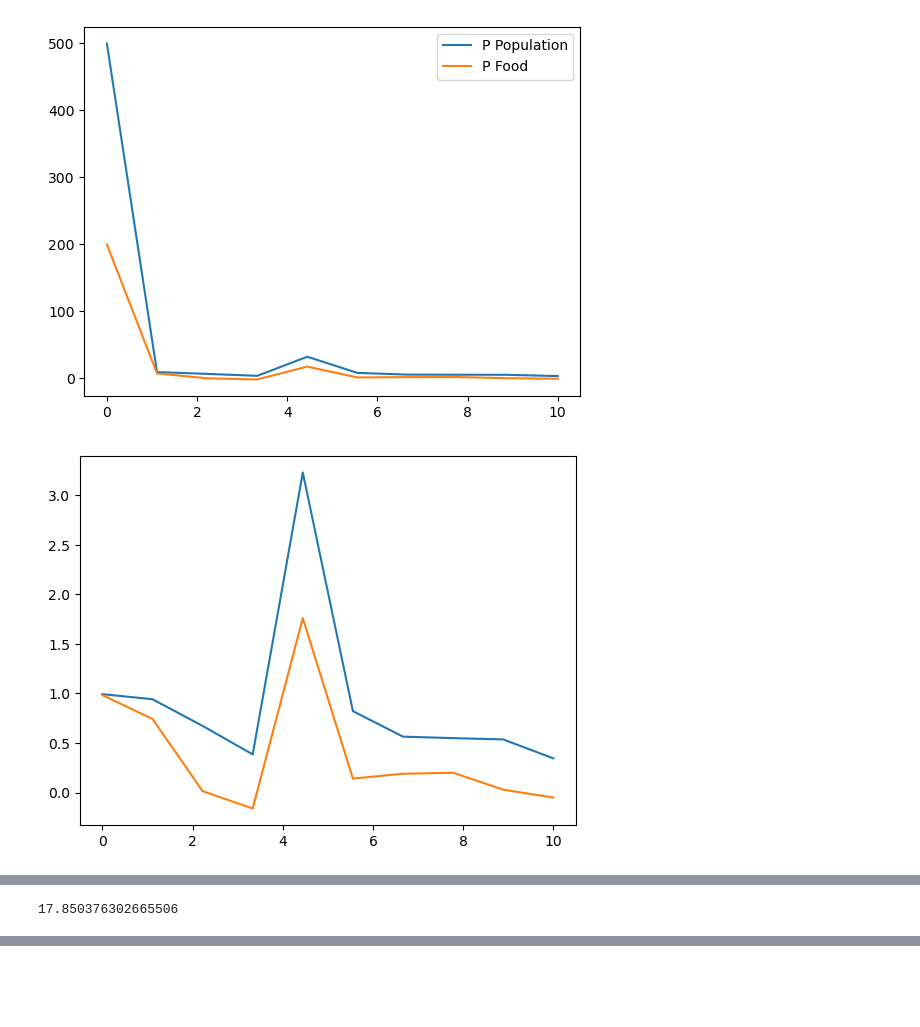
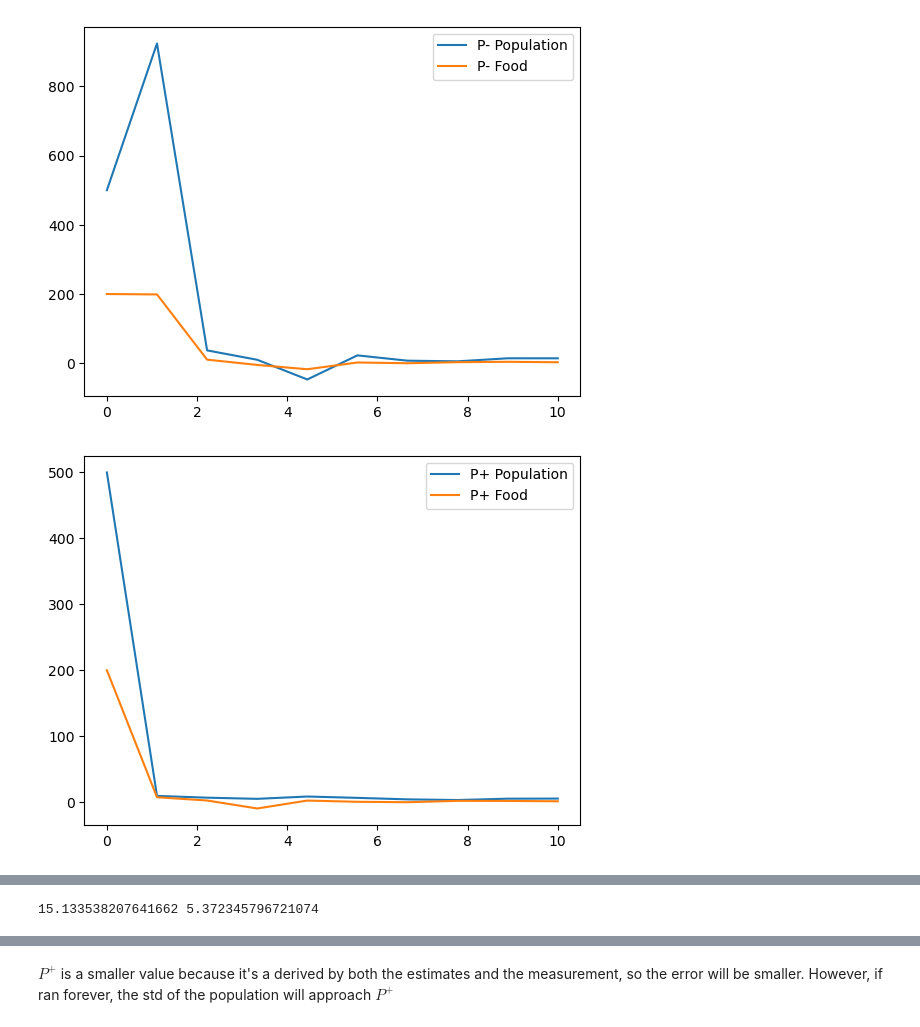
Before and after one commit to Maurone7/AERSP-566, a Jupyter notebook: HW 3/Ex5_11.ipynb, the cells around one changed output, grey strips where cells are left out. Drawn from its saved outputs; the diff is of its cells as text; code cells hidden in the pictures; blank space fills up the shorter version.

```diff
--- a/HW 3/Ex5_11.ipynb
+++ b/HW 3/Ex5_11.ipynb
@@ -66,25 +66,27 @@ plt.plot(np.linspace(0, 10, time_steps), x_plus[1, 0, :], label='Estimated Food'
 plt.legend()
 plt.show()
 
-plt.plot(np.linspace(0, 10, time_steps), P_plus[0, 0, :], label='P Population')
-plt.plot(np.linspace(0, 10, time_steps), P_plus[1, 1, :], label='P Food')
+plt.plot(np.linspace(0, 10, time_steps), P_minus[0, 0, :], label='P- Population')
+plt.plot(np.linspace(0, 10, time_steps), P_minus[1, 1, :], label='P- Food')
+plt.legend()
+plt.show()
+
+plt.plot(np.linspace(0, 10, time_steps), P_plus[0, 0, :], label='P+ Population')
+plt.plot(np.linspace(0, 10, time_steps), P_plus[1, 1, :], label='P+ Food')
 plt.legend()
 plt.show()
 
 plt.plot(np.linspace(0, 10, time_steps), K[0, 0, :], label='K Population')
 plt.plot(np.linspace(0, 10, time_steps), K[1, 1, :], label='K Food')
+plt.legend()
 plt.show()
 
 # find standard deviation of the error and plot it
 error_pop = x[0, 0, :]-x_plus[0, 0, :]
-np.std(error_pop)
 error_food = x[1, 0, :]-x_plus[1, 0, :]
-np.std(error_food)
-display(np.std(error_pop))
 plt.plot(np.linspace(0, 10, time_steps), error_pop, label='Population Error')
 plt.plot(np.linspace(0, 10, time_steps), P_plus[0, 0, :], label='P Population')
-plt.show()
-plt.plot(np.linspace(0, 10, time_steps), error_food, label='Food Error')
+print(np.std(error_pop), P_plus[0, 0, -1])
 plt.legend()
 plt.show()
 # %% [output]
@@ -93,2 +95,2 @@ plt.show()
-[figure, old version]
+[figure, new version]
-[figure, old version]
+[figure, new version]
@@ -95 +98 @@ plt.show()
-17.850376302665506
+15.133538207641662 5.372345796721074
@@ -97,0 +100,2 @@ plt.show()
+# %% [markdown]
+$P^+$ is a smaller value because it's a derived by both the estimates and the measurement, so the error will be smaller. However, if ran forever, the std of the population will approach $P^+$
```
Also changed, not shown: parts of 3 cells of this notebook, 4 other files.
